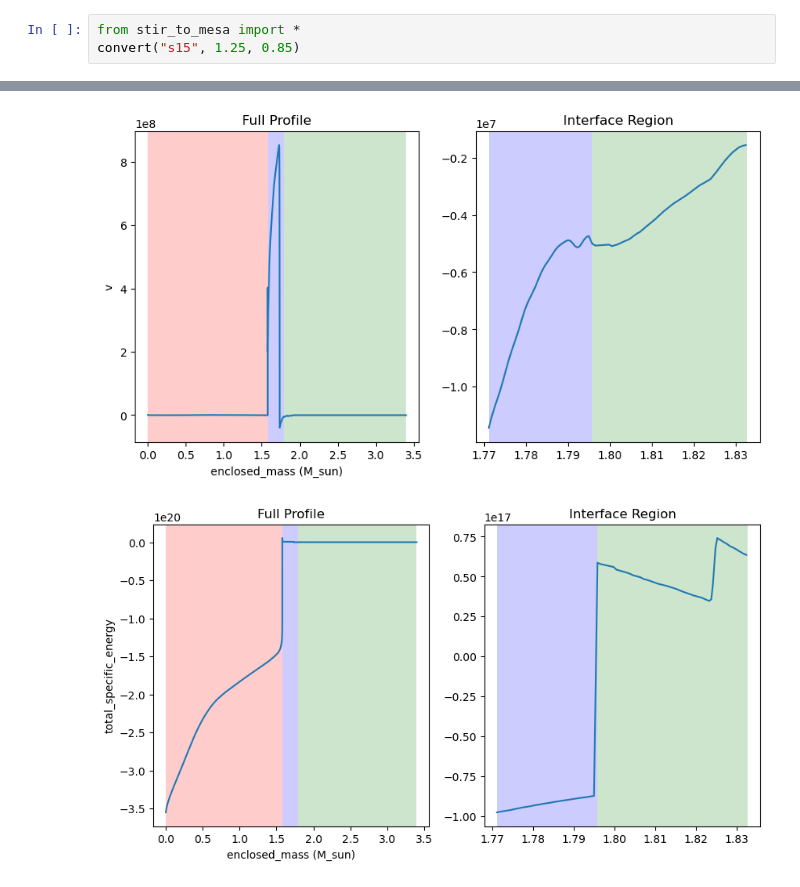
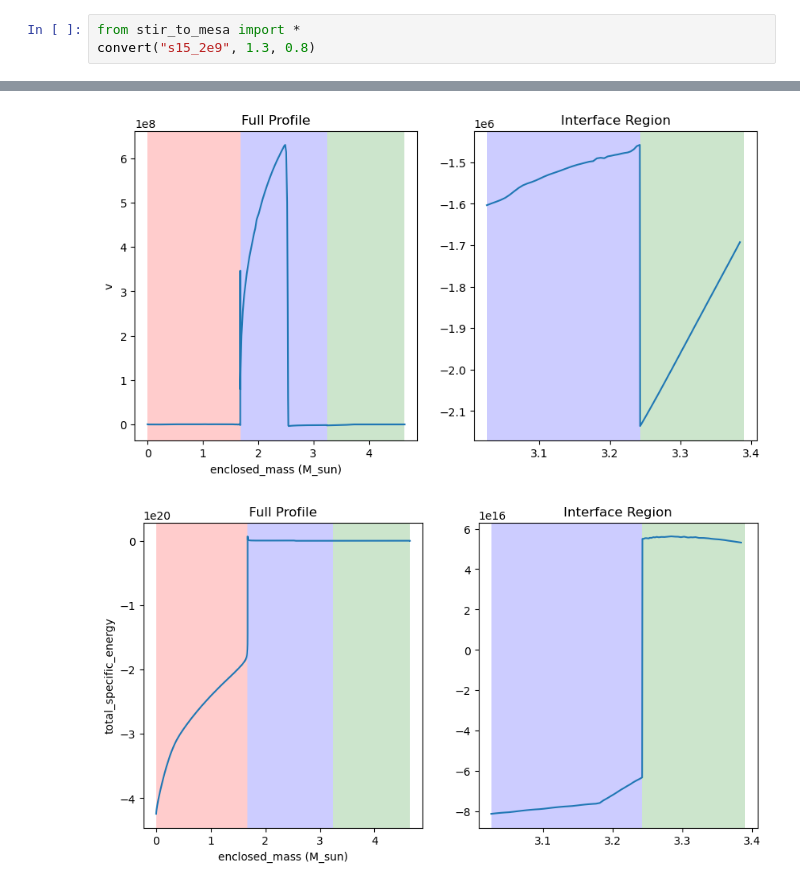
Before and after one commit to snaphu-msu/osnap, a Jupyter notebook: testing.ipynb, the cells around one changed output, grey strips where cells are left out. Drawn from its saved outputs; the diff is of its cells as text.

```diff
--- a/testing.ipynb
+++ b/testing.ipynb
@@ -1,4 +1,4 @@
 # %%
 from stir_to_mesa import *
-convert("s15", 1.25, 0.85)
+convert("s15_2e9", 1.3, 0.8)
 # %% [output]
@@ -18,2 +17,2 @@ Successfully created/updated './output/s15_a1.25_stir_output'
-[figure, old version]
+[figure, new version]
-[figure, old version]
+[figure, new version]
```
Also changed, not shown: parts of 1 cell of this notebook, 1 other file.
